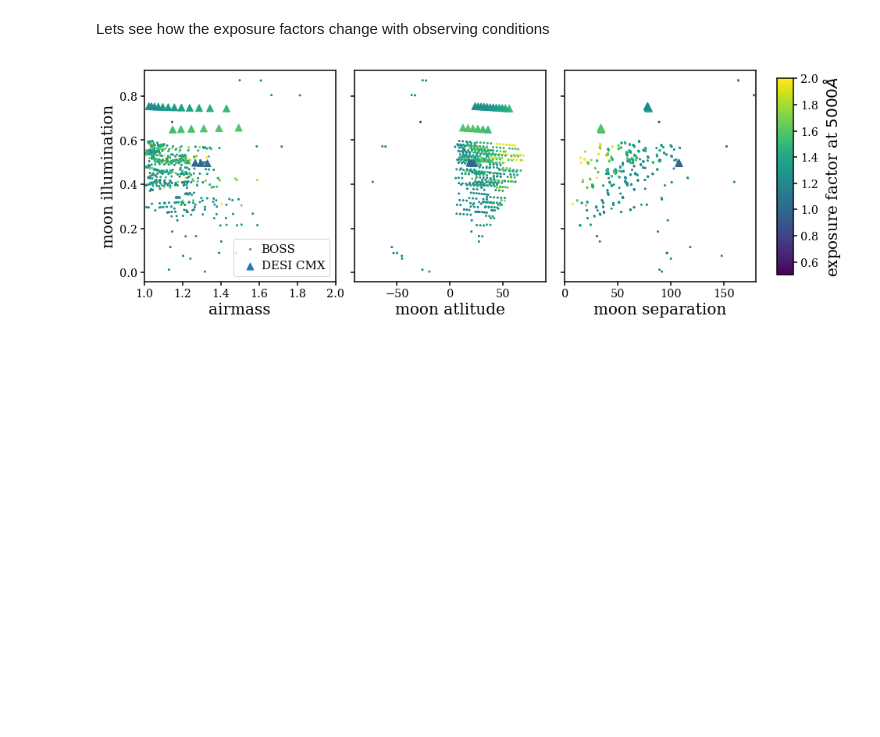
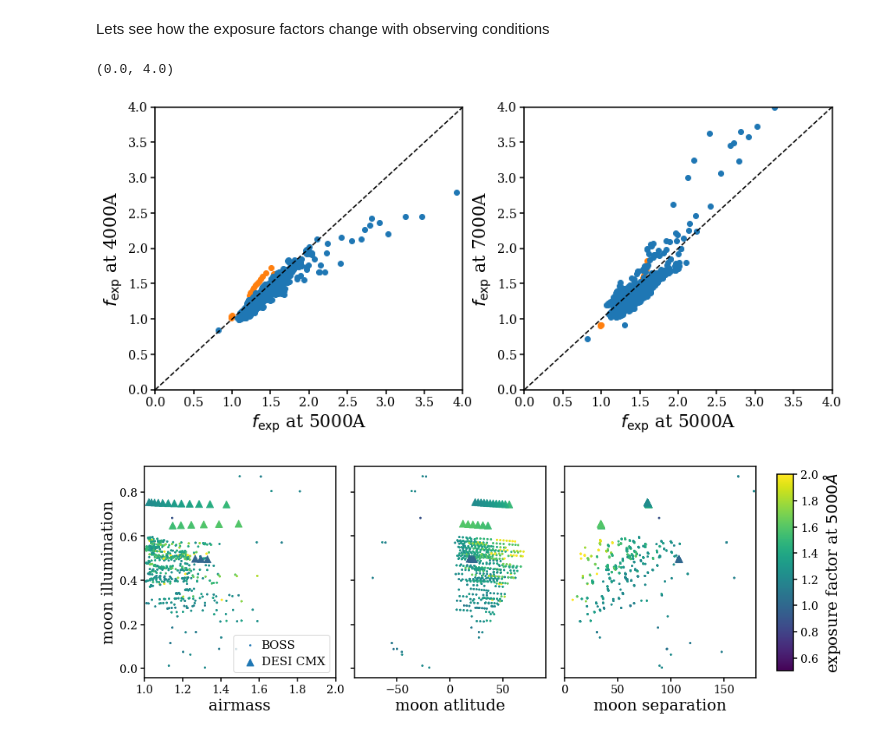
Before and after one commit to desi-bgs/feasiBGS, a Jupyter notebook: notebook/cmx/exposure_factor_refit.ipynb, the cells around one changed output. Cells and saved outputs as stored; diff of their text form; code cells hidden in the pictures; blank space fills up the shorter version.

Commit message:
generating some figures to answer Kyle's e-mail

```diff
--- a/notebook/cmx/exposure_factor_refit.ipynb
+++ b/notebook/cmx/exposure_factor_refit.ipynb
@@ -332,6 +332,7 @@ def get_exposure_factor(_wave_sb, _sky_sb, tnom=150, wavelength=5000):
 # %% [markdown]
 Lets see how the exposure factors change with observing conditions
 # %%
+desi_tnom200_4000 = np.zeros(len(cmx_skies['airmass']))
 desi_tnom200_5000 = np.zeros(len(cmx_skies['airmass']))
 desi_tnom200_7000 = np.zeros(len(cmx_skies['airmass']))
 
@@ -339,9 +340,11 @@ _waves = [cmx_skies['wave_b'], cmx_skies['wave_r'], cmx_skies['wave_z']]
 for i in range(len(cmx_skies['airmass'])):
     _sky_sbs_i = [cmx_skies['sky_b'][i], cmx_skies['sky_r'][i], cmx_skies['sky_z'][i]]
 
+    desi_tnom200_4000[i] = get_exposure_factor(_waves, _sky_sbs_i, tnom=200, wavelength=4000)
     desi_tnom200_5000[i] = get_exposure_factor(_waves, _sky_sbs_i, tnom=200, wavelength=5000)
     desi_tnom200_7000[i] = get_exposure_factor(_waves, _sky_sbs_i, tnom=200, wavelength=7000)
 # %%
+boss_tnom200_4000 = np.zeros(len(boss_skies['airmass']))
 boss_tnom200_5000 = np.zeros(len(boss_skies['airmass']))
 boss_tnom200_7000 = np.zeros(len(boss_skies['airmass']))
 
@@ -349,8 +352,31 @@ _waves = [boss_skies['wave_b'][i], boss_skies['wave_r'][i]]
 for i in range(len(boss_skies['airmass'])):
     _sky_sbs_i = [boss_skies['sky_b'][i], boss_skies['sky_r'][i]]
 
+    boss_tnom200_4000[i] = get_exposure_factor(_waves, _sky_sbs_i, tnom=200, wavelength=4000)
     boss_tnom200_5000[i] = get_exposure_factor(_waves, _sky_sbs_i, tnom=200, wavelength=5000)
     boss_tnom200_7000[i] = get_exposure_factor(_waves, _sky_sbs_i, tnom=200, wavelength=7000)
+# %%
+fig = plt.figure(figsize=(14,6))
+sub = fig.add_subplot(121)
+sub.scatter(desi_tnom200_5000, desi_tnom200_4000, c='C1')
+sub.scatter(boss_tnom200_5000, boss_tnom200_4000, c='C0')
+sub.plot([0., 4.], [0., 4.], c='k', ls='--')
+sub.set_xlabel(r'$f_{\rm exp}$ at 5000A', fontsize=20)
+sub.set_xlim(0., 4.)
+sub.set_ylabel(r'$f_{\rm exp}$ at 4000A', fontsize=20)
+sub.set_ylim(0., 4.)
+
+sub = fig.add_subplot(122)
+sub.scatter(desi_tnom200_5000, desi_tnom200_7000, c='C1')
+sub.scatter(boss_tnom200_5000, boss_tnom200_7000, c='C0')
+sub.plot([0., 4.], [0., 4.], c='k', ls='--')
+sub.set_xlabel(r'$f_{\rm exp}$ at 5000A', fontsize=20)
+sub.set_xlim(0., 4.)
+sub.set_ylabel(r'$f_{\rm exp}$ at 7000A', fontsize=20)
+sub.set_ylim(0., 4.)
+# %% [output]
+(0.0, 4.0)
+[figure, added]
 # %%
 boss_5000 = boss_tnom200_5000
 desi_5000 = desi_tnom200_5000
```
Also changed, not shown: parts of 2 cells of this notebook.
